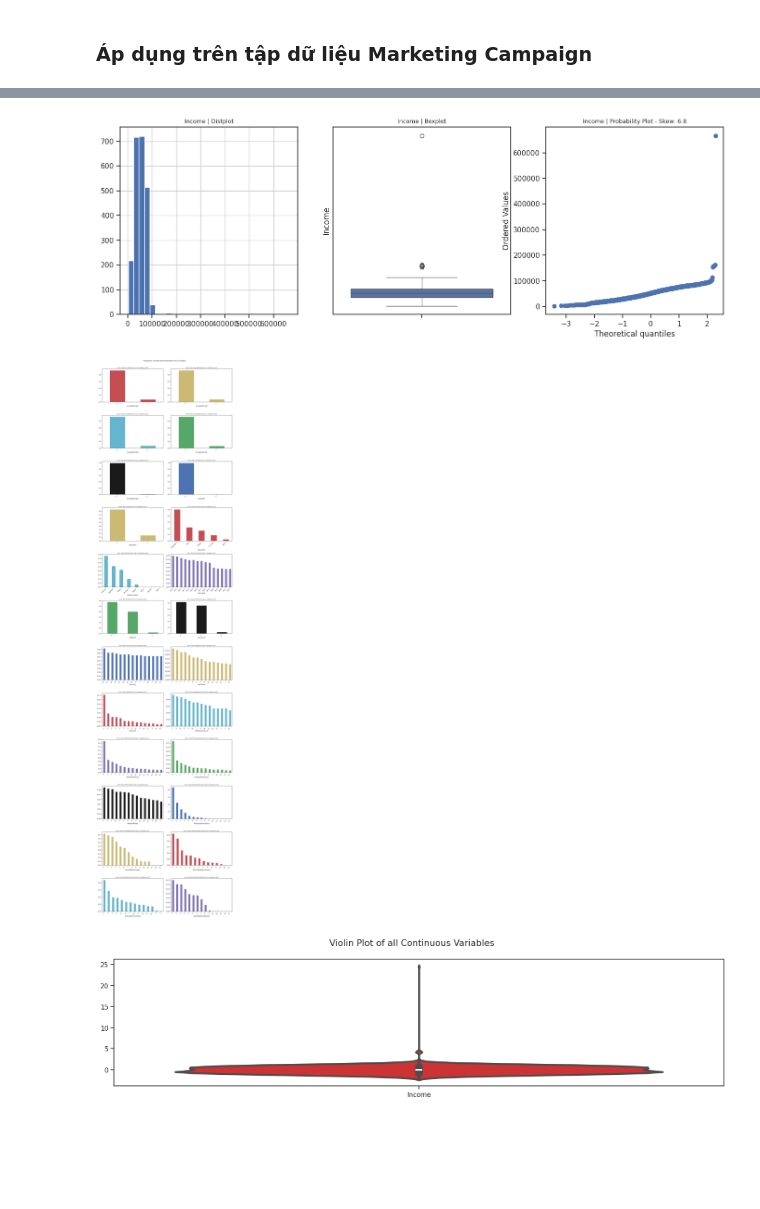
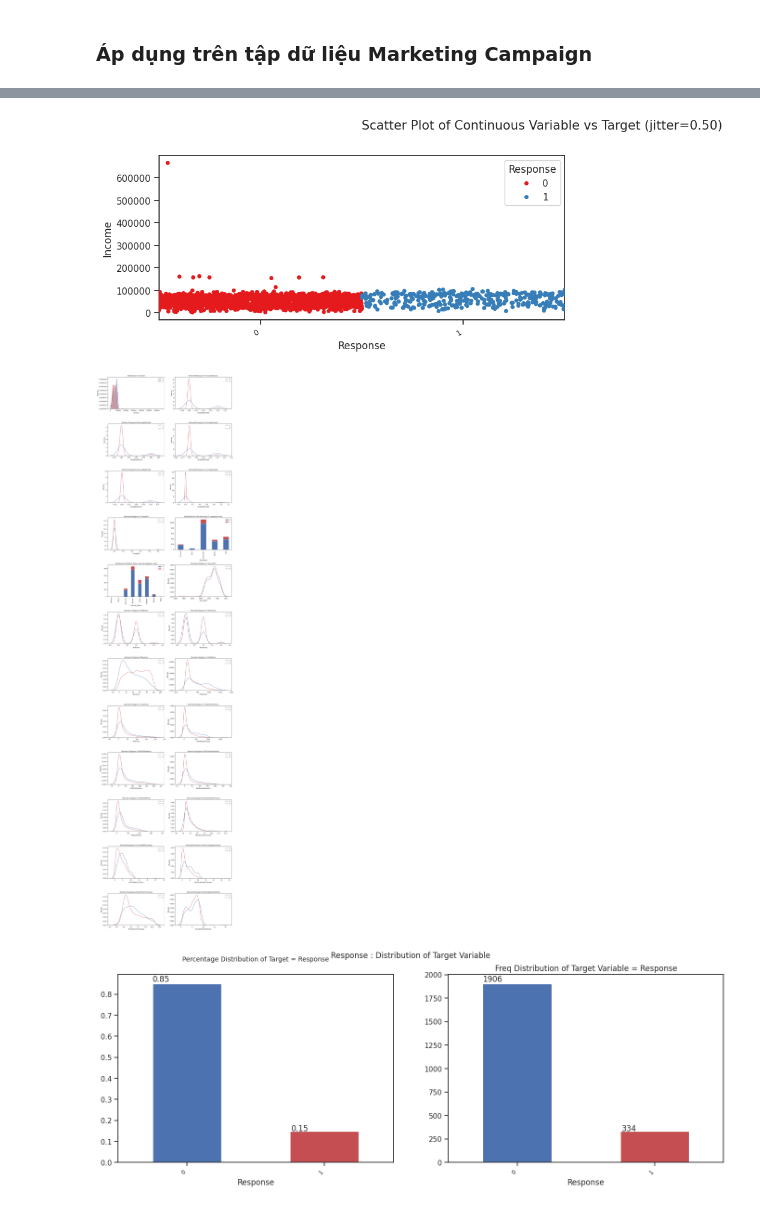
Before and after one commit to chien2734/sgu_data_analyst, a Jupyter notebook: BTL01_EDA/Task1_3.ipynb, the cells around one changed output, grey strips where cells are left out. Cells and saved outputs as stored; diff of their text form; code cells hidden in the pictures; blank space fills up the shorter version.

```diff
--- a/BTL01_EDA/Task1_3.ipynb
+++ b/BTL01_EDA/Task1_3.ipynb
@@ -492,7 +479,20 @@ from autoviz.AutoViz_Class import AutoViz_Class
 AV = AutoViz_Class()
 %matplotlib inline
 
-dft = AV.AutoViz(df)
+dft = AV.AutoViz(
+    filename="",
+    sep=",",
+    depVar="Response",
+    dfte=df,
+    header=0,
+    verbose=1,
+    lowess=False,
+    chart_format="png",           # lưu thành ảnh .png
+    max_rows_analyzed=50000,
+    max_cols_analyzed=50,
+    save_plot_dir="plot_autoviz"
+
+)
 # %% [output]
 Imported v0.1.905. Please call AutoViz in this sequence:
     AV = AutoViz_Class()
@@ -531,3 +531,3 @@ To fix these data quality issues in the dataset, import FixDQ from autoviz...
-[figure, old version]
+[figure, new version]
-[figure, old version]
+[figure, new version]
-[figure, old version]
+[figure, new version]
```
Also changed, not shown: parts of 7 cells of this notebook.
